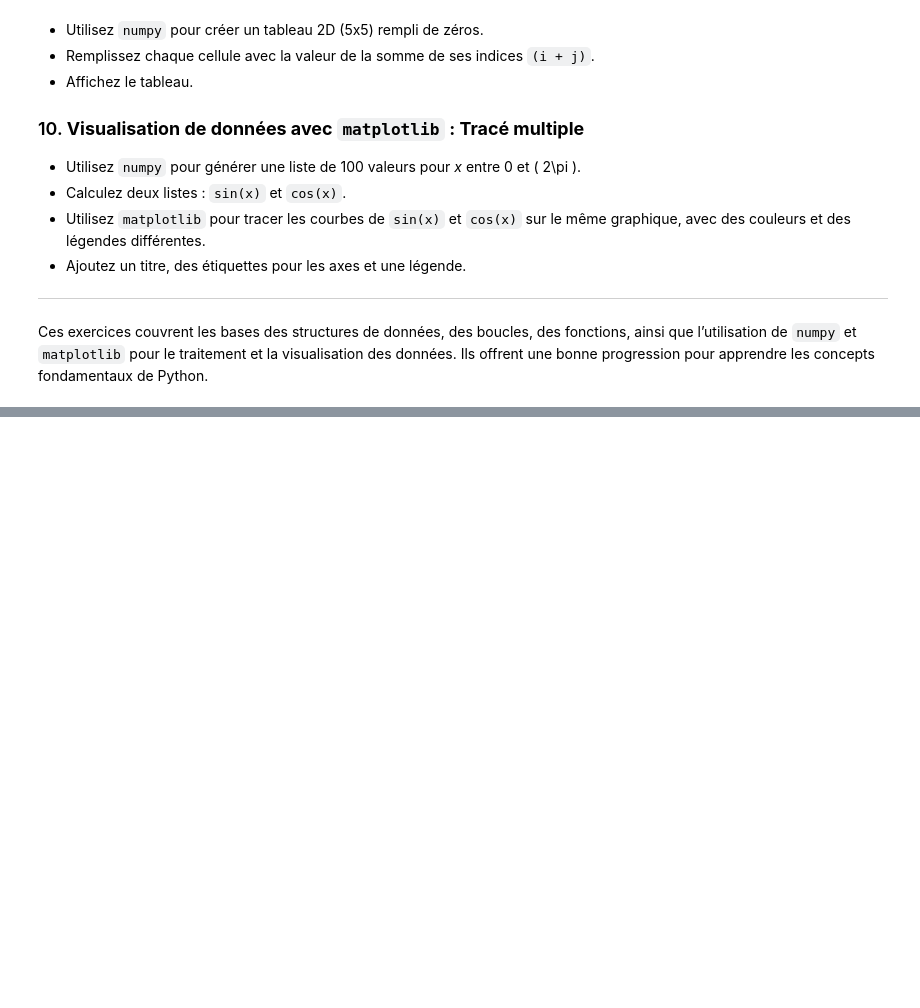
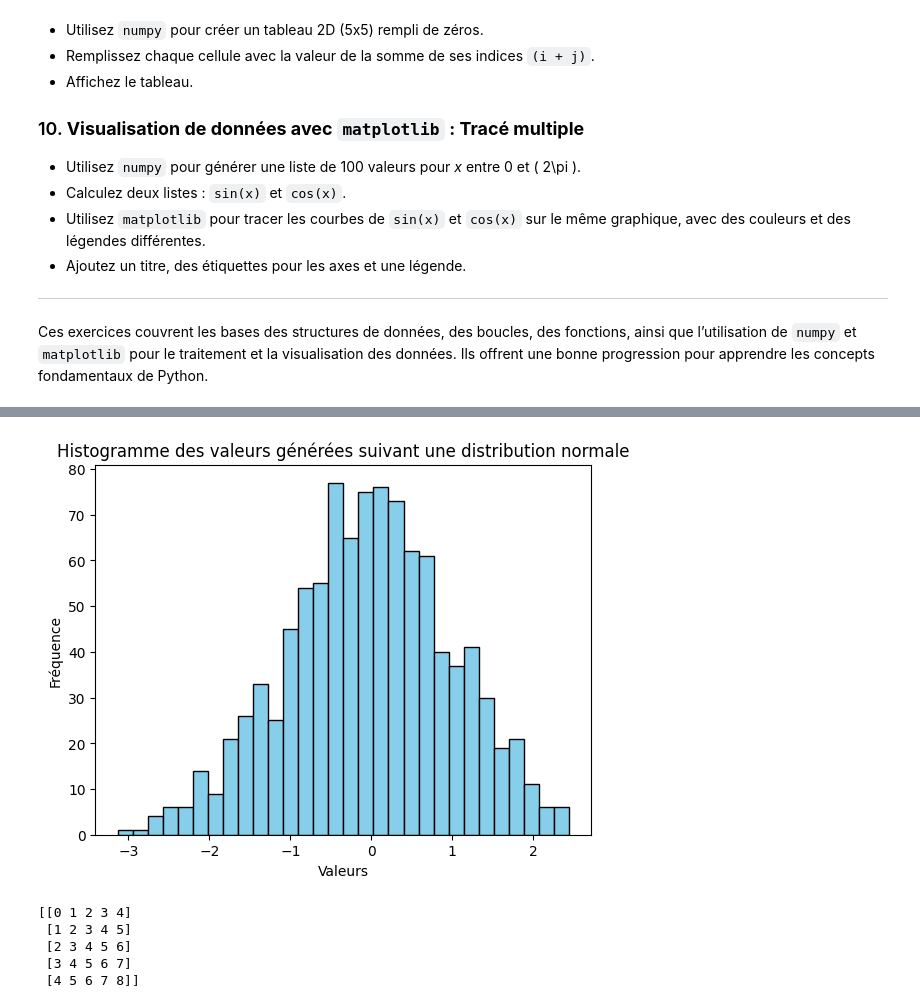
Before and after one commit to Mimitabf/CNAM-RCP216, a Jupyter notebook: CNAM_RCP2016_ch1_introduction.ipynb, the cells around one changed output, grey strips where cells are left out. Drawn from its saved outputs; the diff is of its cells as text; code cells hidden in the pictures; blank space fills up the shorter version.

```diff
--- a/CNAM_RCP2016_ch1_introduction.ipynb
+++ b/CNAM_RCP2016_ch1_introduction.ipynb
@@ -769,0 +923,32 @@ Ces exercices couvrent les bases des structures de données, des boucles, des fo
+# %%
+#8. Histogramme avec matplotlib et numpy
+#Utilisez numpy pour générer 1000 valeurs aléatoires suivant une distribution normale (moyenne 0, écart-type 1).
+import numpy as np
+valeurs_aléatoires = np.random.normal(0, 1, 1000)
+#Utilisez matplotlib pour tracer un histogramme des valeurs générées.
+import matplotlib.pyplot as plt
+plt.hist(valeurs_aléatoires, bins=30, color='skyblue', edgecolor='black')
+#Ajoutez un titre et des étiquettes pour décrire le graphique.
+plt.title("Histogramme des valeurs générées suivant une distribution normale")
+plt.xlabel("Valeurs")
+plt.ylabel("Fréquence")
+plt.show()
+# %% [output]
+[figure, added]
+# %%
+#9. Boucles imbriquées et numpy : Tableau 2D
+#Utilisez numpy pour créer un tableau 2D (5x5) rempli de zéros.
+import numpy as np
+tableau = np.zeros((5, 5), dtype=int)
+#Remplissez chaque cellule avec la valeur de la somme de ses indices (i + j).
+for i in range(tableau.shape[0]):  # Boucle sur les lignes
+    for j in range(tableau.shape[1]):  # Boucle sur les colonnes
+        tableau[i, j] = i + j
+#Affichez le tableau.
+print(tableau)
+# %% [output]
+[[0 1 2 3 4]
+ [1 2 3 4 5]
+ [2 3 4 5 6]
+ [3 4 5 6 7]
+ [4 5 6 7 8]]
```
Also changed, not shown: parts of 11 cells of this notebook.
